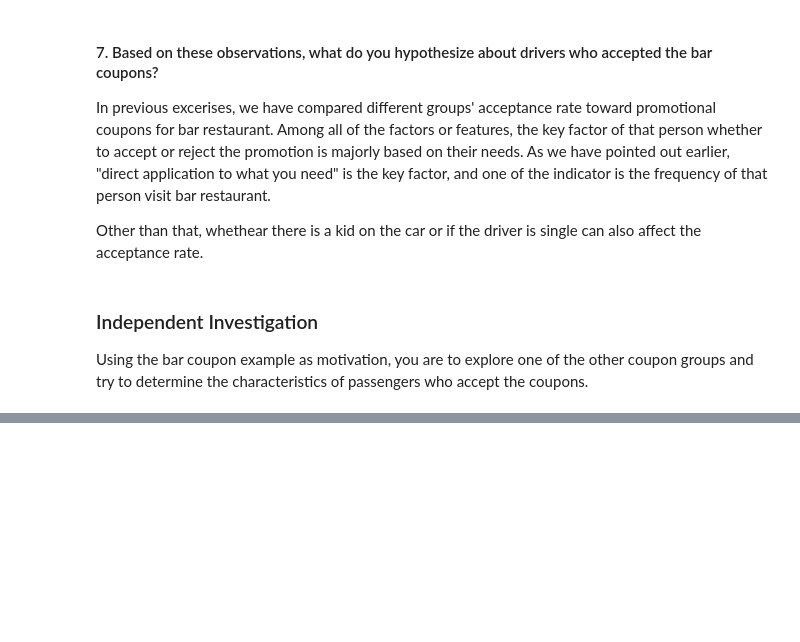
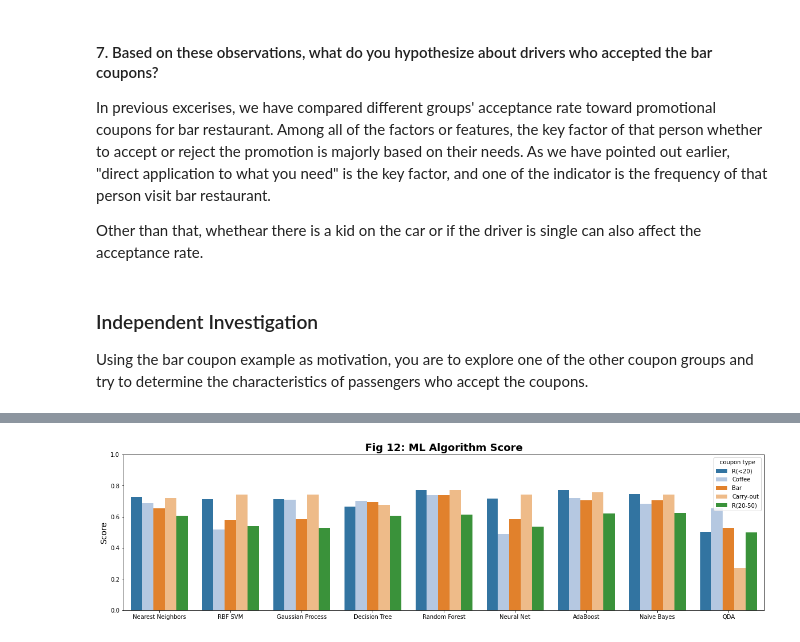
Before and after one commit to ytsai2937/kraftwerk, a Jupyter notebook: assignment_5_1_starter/assignment_5_1.ipynb, the cells around one changed output, grey strips where cells are left out. Saved outputs shown, nothing was run; the diff lists cells and outputs as text; code cells hidden in the pictures; blank space fills up the shorter version.

```diff
--- a/assignment_5_1_starter/assignment_5_1.ipynb
+++ b/assignment_5_1_starter/assignment_5_1.ipynb
@@ -997,0 +1015,24 @@ df_
+# %%
+names = [
+    "Nearest Neighbors",
+    "RBF SVM",
+    "Gaussian Process",
+    "Decision Tree",
+    "Random Forest",
+    "Neural Net",
+    "AdaBoost",
+    "Naive Bayes",
+    "QDA",
+]
+
+classifiers = [
+    KNeighborsClassifier(3),
+    SVC(gamma=2, C=1),
+    GaussianProcessClassifier(1.0 * RBF(1.0)),
+    DecisionTreeClassifier(), # DecisionTreeClassifier(max_depth=5),
+    RandomForestClassifier(), # RandomForestClassifier(max_depth=5, n_estimators=10, max_features=1)
+    MLPClassifier(), # alpha=1, max_iter=1000
+    AdaBoostClassifier(),
+    GaussianNB(),
+    QuadraticDiscriminantAnalysis(),
+]
@@ -997,0 +1126,13 @@ df_
+# %%
+warnings.filterwarnings("ignore")
+colors = [plt.cm.tab20(i) for i in range(20)]
+fig_12 = plt.figure(figsize=(20,5),facecolor="white")
+sns.barplot(data=df_score[["coupon type","classifiers","score"]],\
+    x="classifiers",y="score",hue="coupon type",palette=colors)
+plt.title("Fig 12: ML Algorithm Score",fontsize=18,fontweight="bold")
+plt.xlabel("")
+plt.ylabel("Score",fontsize=14)
+plt.ylim([0,1])
+warnings.resetwarnings()
+# %% [output]
+[figure, added]
```
Also changed, not shown: parts of 17 cells of this notebook, 3 other files.
